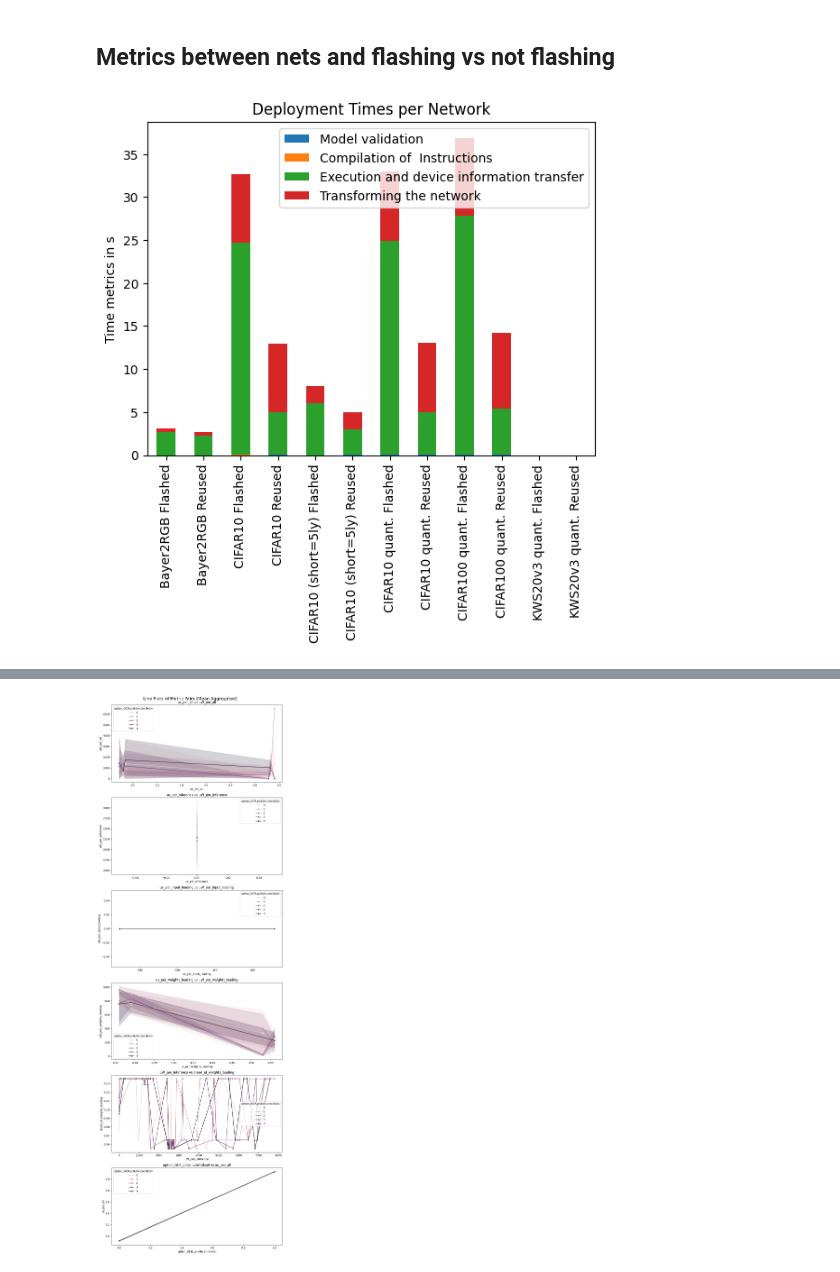
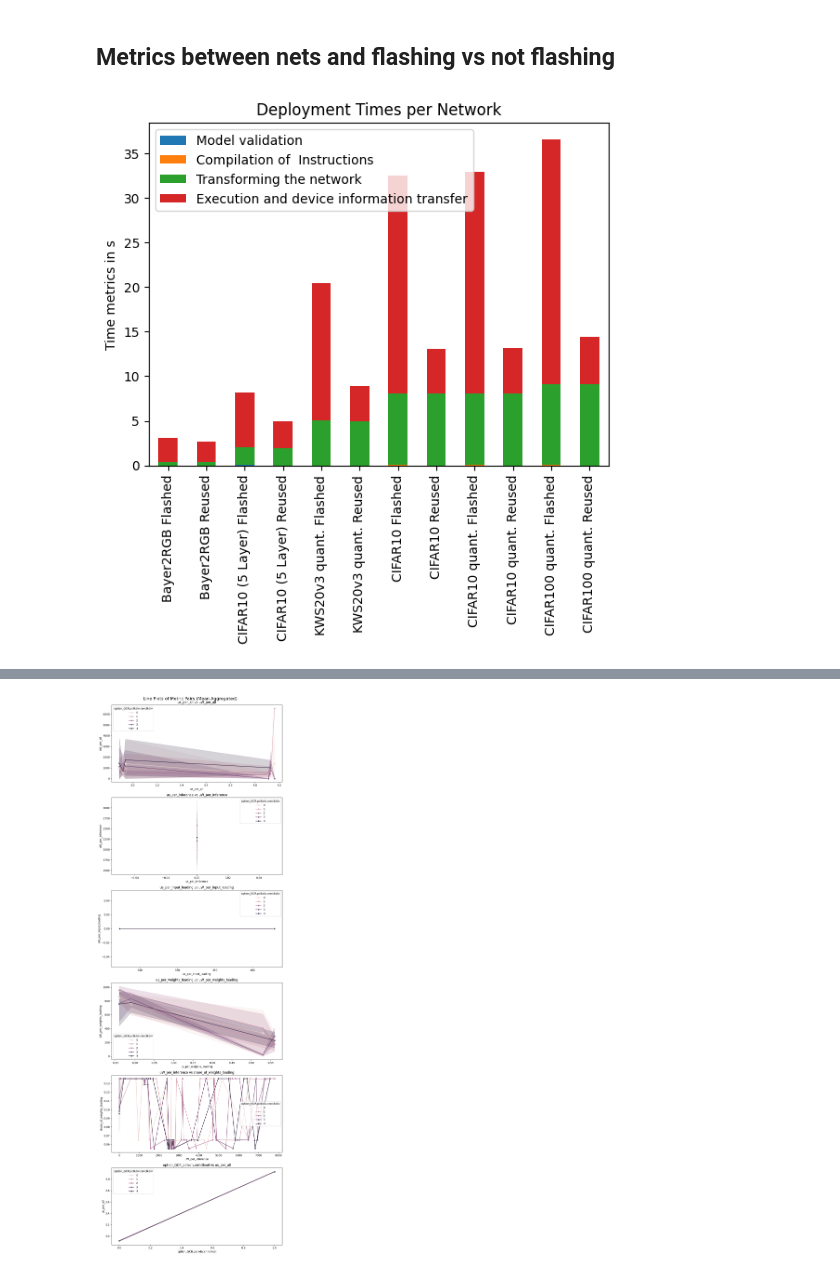
Before and after one commit to ekut-es/netdeployonnx, a Jupyter notebook: netdeployonnx/client/experiment.ipynb, the cells around one changed output, grey strips where cells are left out. Cells and saved outputs as stored; diff of their text form; code cells hidden in the pictures.

```diff
--- a/netdeployonnx/client/experiment.ipynb
+++ b/netdeployonnx/client/experiment.ipynb
@@ -28,3 +72,5 @@ for column_name in df_filtered.columns:
 
 assert all(x in ['int64', 'float64'] for x in df_filtered.dtypes)
 df['option_network_name'].unique()
+df['network_size'] = df['option_network_name'].apply(lambda x:weights[x])
+df = df.sort_values(by=['network_size'])
@@ -97,11 +96,13 @@ data_overview_plot = get_data_overview(df_filtered.drop(columns=['uJ_per_input_l
 df_percents = pd.DataFrame()
 df_percents['Option'] = df_filtered['option___reflash'].apply(lambda x: 'Flashed' if x else 'Reused')
 df_percents['Network'] = df['option_network_name'].apply(lambda x: nice_network_names[x])
+df_percents['network_size'] =  df['option_network_name'].apply(lambda x: weights[x])
+
 for k in ['inference','weights_loading', 'input_loading']:
     df_percents[nice_metrics[k]] = df_filtered[f'us_per_{k}'] #/ df_filtered['us_per_all']
 
 df_percents_indexed = df_percents.set_index(['Network', 'Option']).apply(lambda x: x / 1000, axis=1)
-df_percents_grouped = df_percents_indexed.groupby(['Network', 'Option']).mean()
+df_percents_grouped = df_percents_indexed.groupby(['Network', 'Option']).mean().sort_values(by=['network_size'])
 
 df_percents_grouped.index = [f'{net} {option}' for net, option in df_percents_grouped.index]
 
@@ -119,22 +120,26 @@ plt.show()
 # %%
 # print(df_filtered.columns)
 df_percents = pd.DataFrame()
 df_percents['Option'] = df_filtered['option___reflash'].apply(lambda x: 'Flashed' if x else 'Reused')
 df_percents['Network'] = df['option_network_name'].apply(lambda x: nice_network_names[x])
-for k in ['_check_model', 'compile_instructions', 'execute', 'layout_transform']:
+df_percents['network_size'] =  df['option_network_name'].apply(lambda x: weights[x])
+
+selected_fields=['_check_model', 'compile_instructions', 'layout_transform', 'execute', ]
+
+for k in selected_fields:
     df_percents[nice_colnames[k]] = df_filtered[k] #/ df_filtered['us_per_all']
 
 df_percents_indexed = df_percents.set_index(['Network', 'Option'])
-df_percents_grouped = df_percents_indexed.groupby(['Network', 'Option']).mean()
+df_percents_grouped = df_percents_indexed.groupby(['Network', 'Option']).mean().sort_values(by=['network_size'])
 
 df_percents_grouped.index = [f'{net} {option}' for net, option in df_percents_grouped.index]
 
 
 # Plot the stacked bar chart
-df_percents_grouped.plot(kind='bar', stacked=True)
+df_percents_grouped[[nice_colnames[k] for k in selected_fields]].plot(kind='bar', stacked=True)
 
 plt.ylabel('Time metrics in s')
 plt.title('Deployment Times per Network')
 plt.show()
 # %% [output]
-[figure, old version]
+[figure, new version]
```
Also changed, not shown: parts of 11 cells of this notebook.
